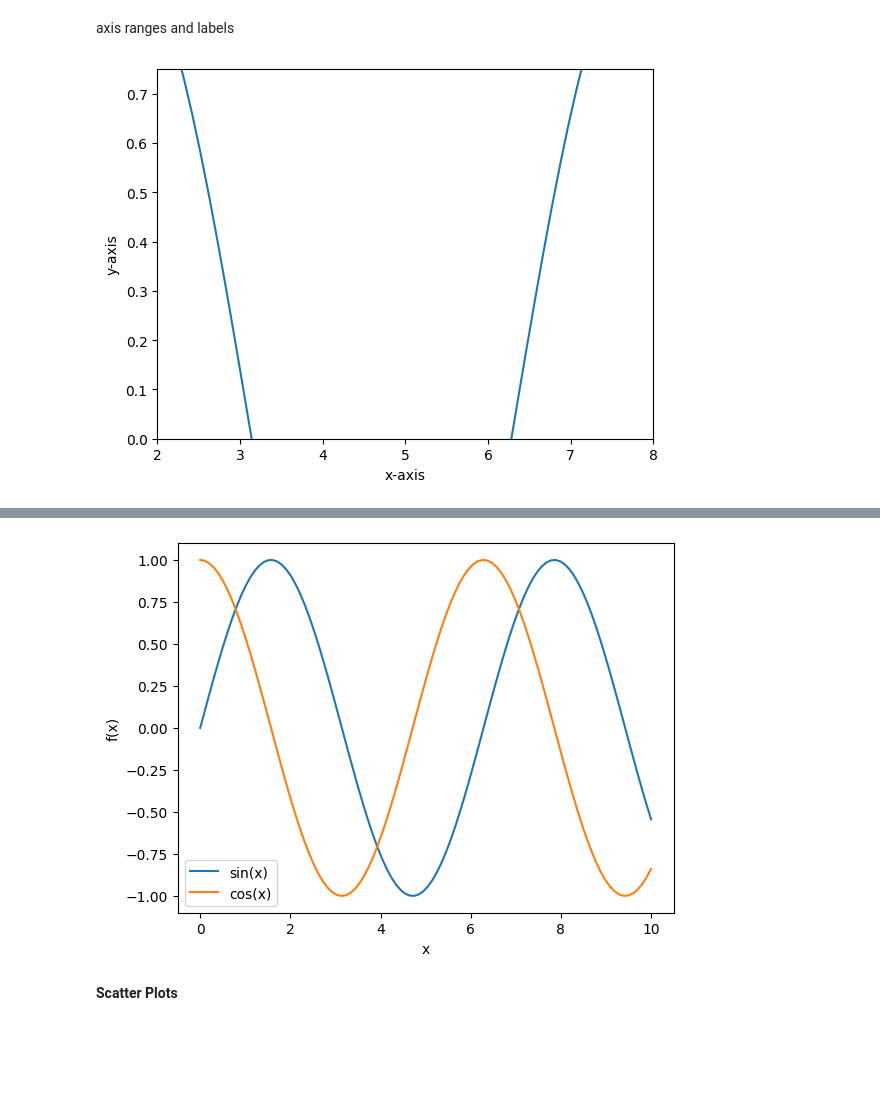
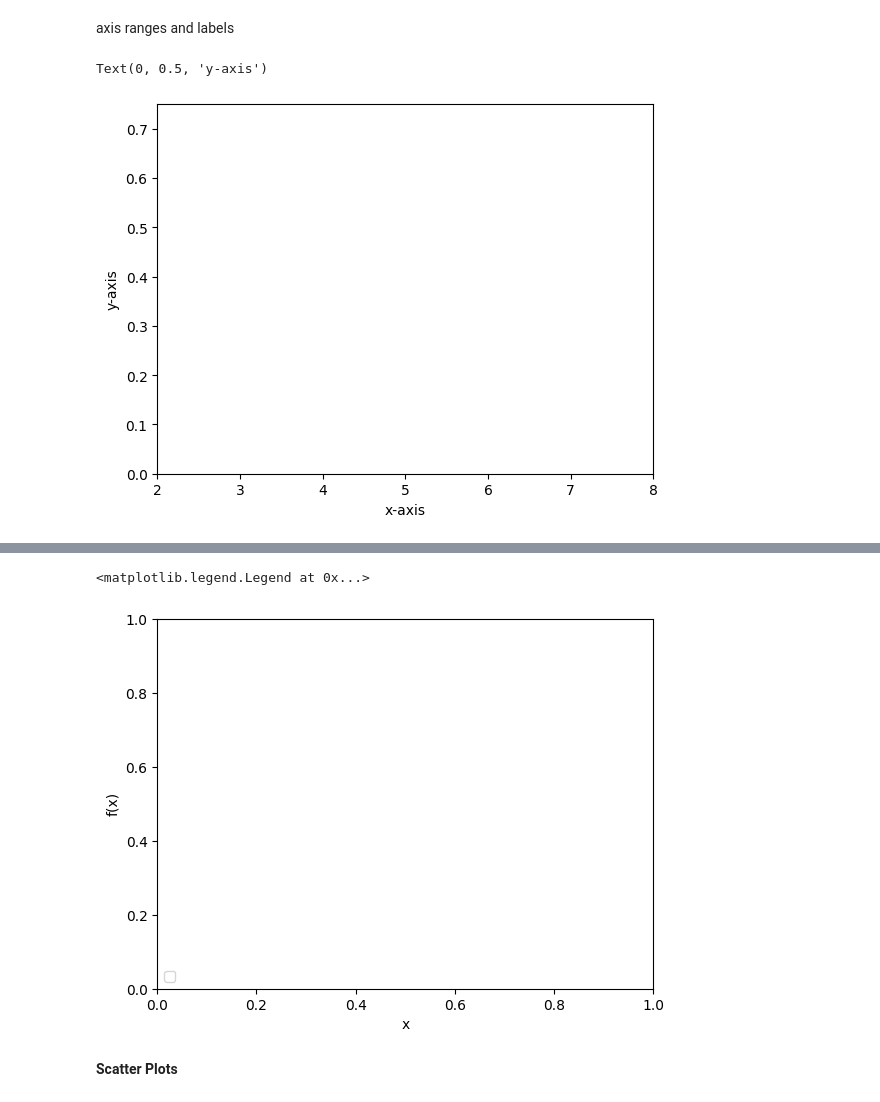
Before and after one commit to uiacap/ML_python, a Jupyter notebook: notes/Ml_python_11_numpy.ipynb, the cells around one changed output, grey strips where cells are left out. Saved outputs shown, nothing was run; the diff lists cells and outputs as text; code cells hidden in the pictures; blank space fills up the shorter version.

```diff
--- a/notes/Ml_python_11_numpy.ipynb
+++ b/notes/Ml_python_11_numpy.ipynb
@@ -586,7 +512,7 @@ plt.show()
 axis ranges and labels
 # %%
 x = np.linspace(0, 10, 100)
-plt.plot(x, np.sin(x))
+#plt.plot(x, np.sin(x))
 
 plt.xlim([2, 8])
 plt.ylim([0, 0.75])
@@ -594,18 +520,19 @@ plt.ylim([0, 0.75])
 plt.xlabel('x-axis')
 plt.ylabel('y-axis')
 
-plt.show()
+#plt.show()
 # %% [output]
+Text(0, 0.5, 'y-axis')
-[figure, old version]
+[figure, new version]
 # %%
 x = np.linspace(0, 10, 100)
 
-plt.plot(x, np.sin(x), label=('sin(x)'))
-plt.plot(x, np.cos(x), label=('cos(x)'))
+#plt.plot(x, np.sin(x), label=('sin(x)'))
+#plt.plot(x, np.cos(x), label=('cos(x)'))
 
 plt.ylabel('f(x)')
 plt.xlabel('x')
 
 plt.legend(loc='lower left')
-plt.show()
+#plt.show()
 # %% [output]
@@ -612,4 +540,5 @@ plt.show()
+<matplotlib.legend.Legend at 0x...>
-[figure, old version]
+[figure, new version]
 # %% [markdown]
 **Scatter Plots**
 # %%
```
Also changed, not shown: parts of 38 cells of this notebook.
